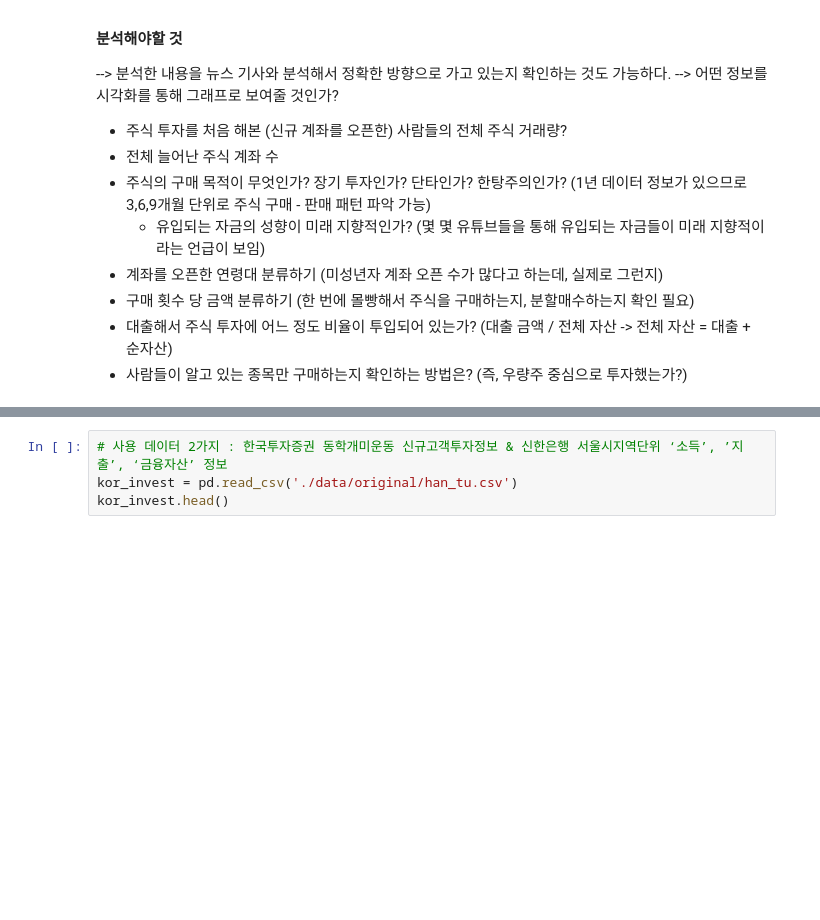
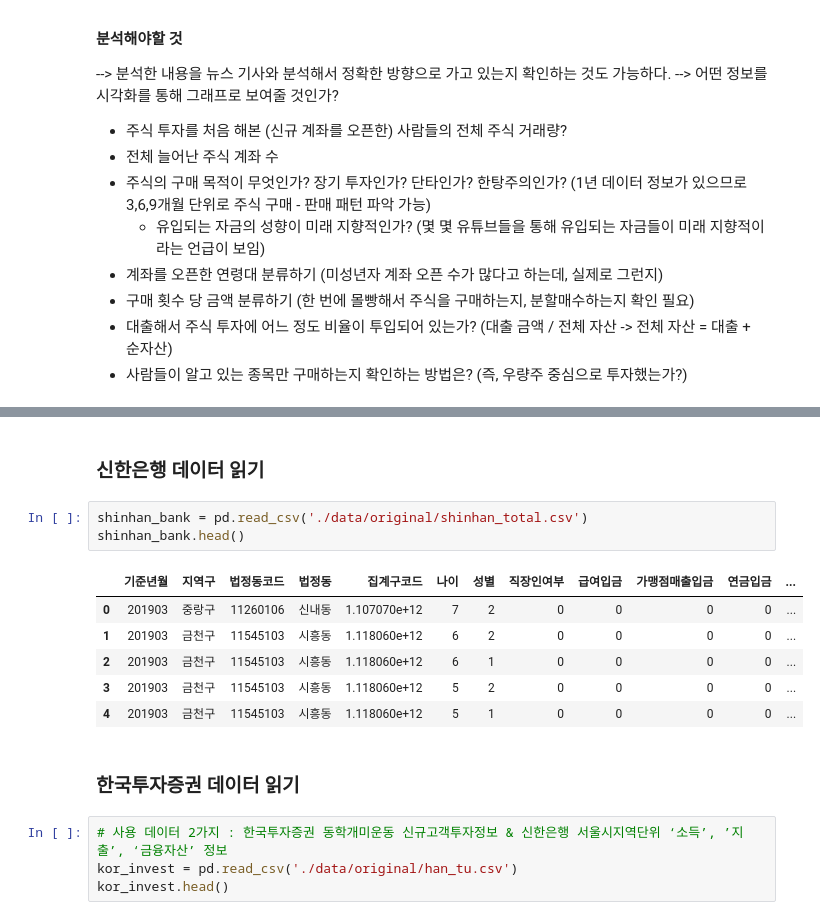
Before and after one commit to RyanKor/financial-data-competition-2021, a Jupyter notebook: Financial Data Competition 2021.ipynb, the cells around one changed output, grey strips where cells are left out. Cells and saved outputs as stored; diff of their text form; blank space fills up the shorter version.

```diff
--- a/Financial Data Competition 2021.ipynb
+++ b/Financial Data Competition 2021.ipynb
@@ -104,3 +121,17 @@ Library Working
+# %% [markdown]
+### 신한은행 데이터 읽기
+# %%
+shinhan_bank = pd.read_csv('./data/original/shinhan_total.csv')
+shinhan_bank.head()
+# %% [output]
+|  | 기준년월 | 지역구 | 법정동코드 | 법정동 | 집계구코드 | 나이 | 성별 | 직장인여부 | 급여입금 | 가맹점매출입금 | 연금입금 | ... |
+| 0 | 201903 | 중랑구 | 11260106 | 신내동 | 1.107070e+12 | 7 | 2 | 0 | 0 | 0 | 0 | ... |
+| 1 | 201903 | 금천구 | 11545103 | 시흥동 | 1.118060e+12 | 6 | 2 | 0 | 0 | 0 | 0 | ... |
+| 2 | 201903 | 금천구 | 11545103 | 시흥동 | 1.118060e+12 | 6 | 1 | 0 | 0 | 0 | 0 | ... |
+| 3 | 201903 | 금천구 | 11545103 | 시흥동 | 1.118060e+12 | 5 | 2 | 0 | 0 | 0 | 0 | ... |
+| 4 | 201903 | 금천구 | 11545103 | 시흥동 | 1.118060e+12 | 5 | 1 | 0 | 0 | 0 | 0 | ... |
+# %% [markdown]
+### 한국투자증권 데이터 읽기
 # %%
 # 사용 데이터 2가지 : 한국투자증권 동학개미운동 신규고객투자정보 & 신한은행 서울시지역단위 ‘소득’, ’지출’, ‘금융자산’ 정보
 kor_invest = pd.read_csv('./data/original/han_tu.csv')
```
Also changed, not shown: parts of 15 cells of this notebook.
